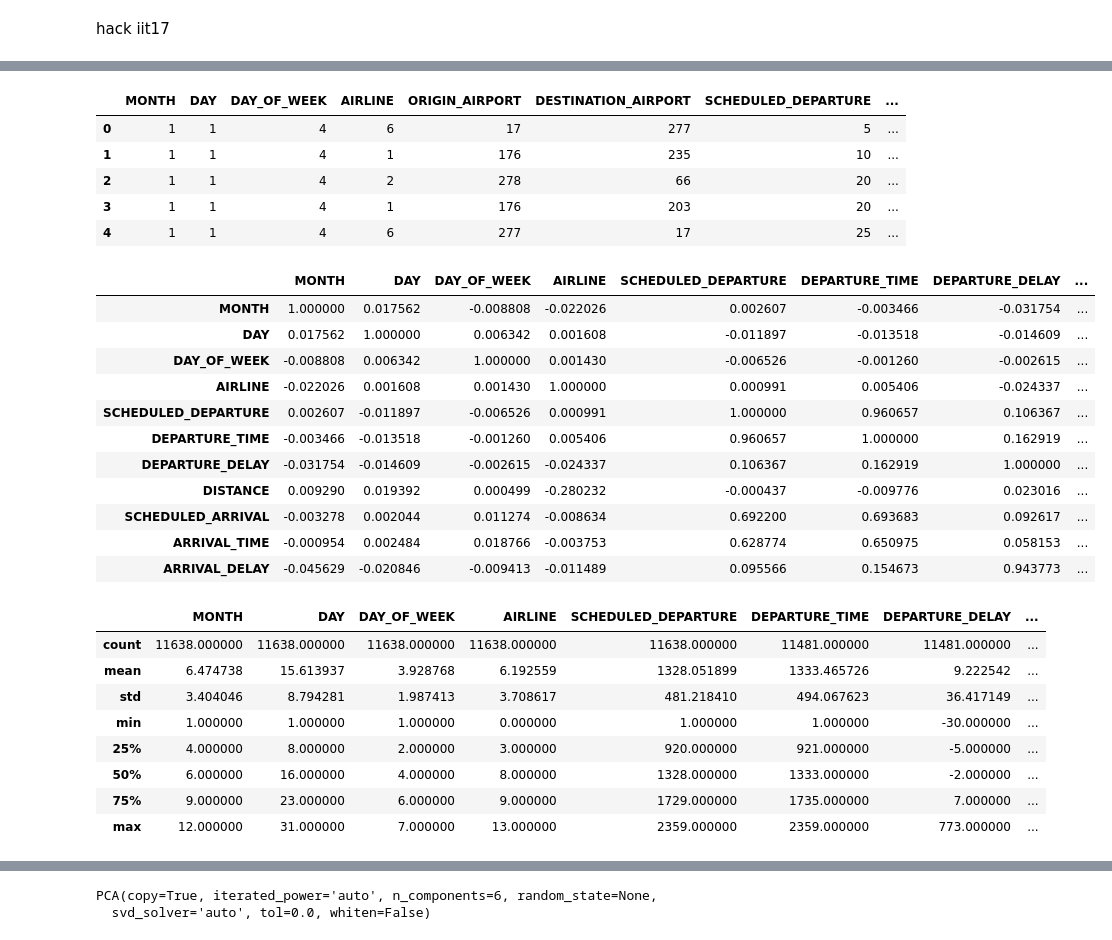
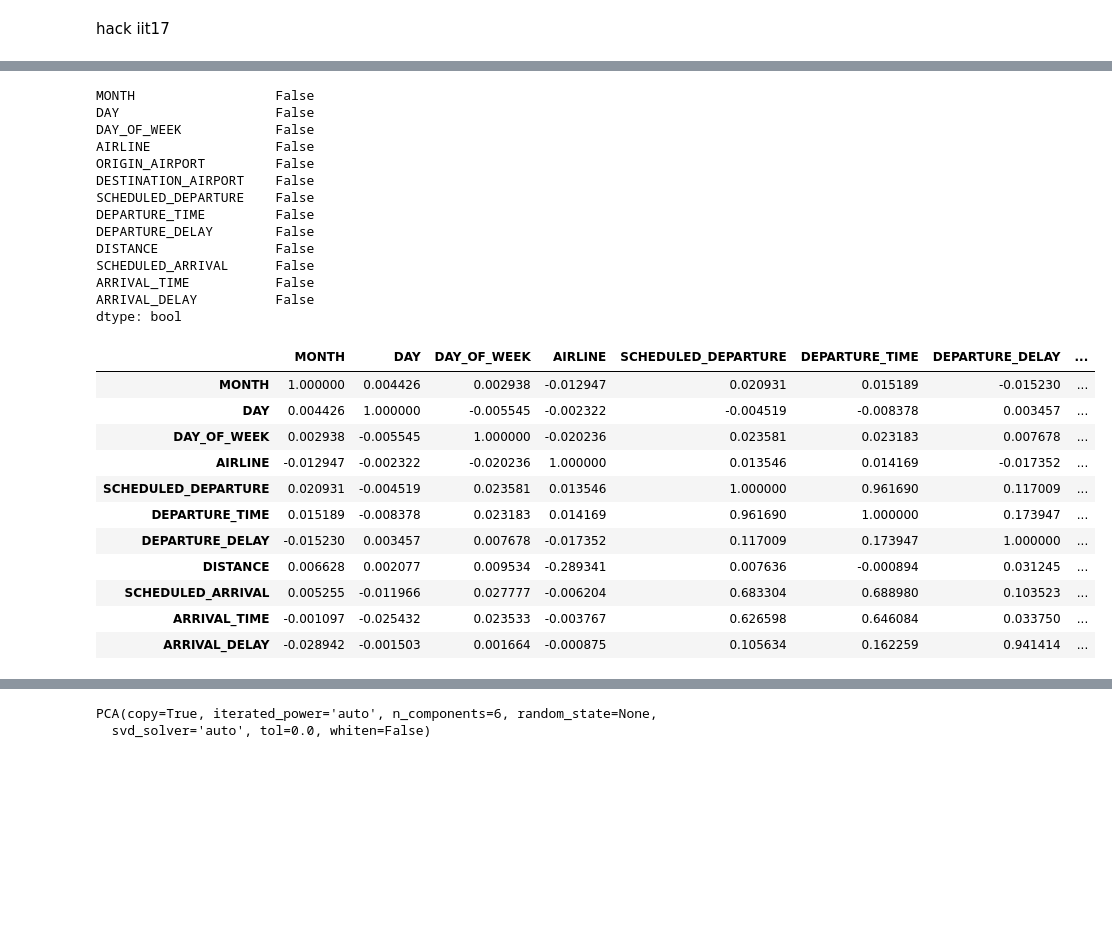
Before and after one commit to GSephriothTeam/ScarletHack, a Jupyter notebook: 17111112.ipynb, the cells around one changed output, grey strips where cells are left out. Cells and saved outputs as stored; diff of their text form; code cells hidden in the pictures; blank space fills up the shorter version.

Commit message:
Target Found

```diff
--- a/17111112.ipynb
+++ b/17111112.ipynb
@@ -6,3 +6,12 @@ import pandas as pd
 # %%
 # read the date into dataframe
 df = pd.read_csv('flights.csv')
+df.head(5)
+
+# take a random sample
+sample = df.sample(frac=0.002)
+
+# get Departure_Delay and Arrival_Delay as target
+depatureDelay = sample["DEPARTURE_DELAY"]
+arrivalDelay = sample["ARRIVAL_DELAY"]
+sample
@@ -19,3 +37,4 @@ df.head(5)
 # %%
 # drop the columns that not related
-df_n=df.drop(df.columns[[0,5,6,12,13,14,15,16,18,19,23,24,25,26,27,28,29,30]], axis=1, inplace=False)
+sample_n=sample.drop(sample.columns[[0,5,6,11,12,13,14,15,16,18,19,22,23,24,25,26,27,28,29,30]], axis=1, inplace=False)
+sample_n.head(5)
@@ -32,12 +58,21 @@ airportcode=pd.Series([x for x in range(len(df_ap))])
 airlmap=airportcode.map(df_ap['IATA_CODE'])
 y = {v: k for k, v in airlmap.items()}
 # %%
-df_nr=df_n.replace({'AIRLINE': x,'ORIGIN_AIRPORT': y,'DESTINATION_AIRPORT': y})
-df_nr.head(5)
+sample_nr=sample_n.replace({'AIRLINE': x,'ORIGIN_AIRPORT': y,'DESTINATION_AIRPORT': y})
+sample_nr = sample_nr.dropna()
+sample_nr.isnull().any()
 # %% [output]
-|  | MONTH | DAY | DAY_OF_WEEK | AIRLINE | ORIGIN_AIRPORT | DESTINATION_AIRPORT | SCHEDULED_DEPARTURE | ... |
-| 0 | 1 | 1 | 4 | 6 | 17 | 277 | 5 | ... |
-| 1 | 1 | 1 | 4 | 1 | 176 | 235 | 10 | ... |
-| 2 | 1 | 1 | 4 | 2 | 278 | 66 | 20 | ... |
-| 3 | 1 | 1 | 4 | 1 | 176 | 203 | 20 | ... |
-| 4 | 1 | 1 | 4 | 6 | 277 | 17 | 25 | ... |
+MONTH                  False
+DAY                    False
+DAY_OF_WEEK            False
+AIRLINE                False
+ORIGIN_AIRPORT         False
+DESTINATION_AIRPORT    False
+SCHEDULED_DEPARTURE    False
+DEPARTURE_TIME         False
+DEPARTURE_DELAY        False
+DISTANCE               False
+SCHEDULED_ARRIVAL      False
+ARRIVAL_TIME           False
+ARRIVAL_DELAY          False
+dtype: bool
@@ -47,29 +79,17 @@ df_nr_0002 = df_nr.sample(frac=0.002)
 # %%
 #check the correlations among features
-corr = df_nr_0002.corr()
+corr = sample_nr.corr()
 corr
 # %% [output]
 |  | MONTH | DAY | DAY_OF_WEEK | AIRLINE | SCHEDULED_DEPARTURE | DEPARTURE_TIME | DEPARTURE_DELAY | ... |
-| MONTH | 1.000000 | 0.017562 | -0.008808 | -0.022026 | 0.002607 | -0.003466 | -0.031754 | ... |
-| DAY | 0.017562 | 1.000000 | 0.006342 | 0.001608 | -0.011897 | -0.013518 | -0.014609 | ... |
-| DAY_OF_WEEK | -0.008808 | 0.006342 | 1.000000 | 0.001430 | -0.006526 | -0.001260 | -0.002615 | ... |
-| AIRLINE | -0.022026 | 0.001608 | 0.001430 | 1.000000 | 0.000991 | 0.005406 | -0.024337 | ... |
-| SCHEDULED_DEPARTURE | 0.002607 | -0.011897 | -0.006526 | 0.000991 | 1.000000 | 0.960657 | 0.106367 | ... |
-| DEPARTURE_TIME | -0.003466 | -0.013518 | -0.001260 | 0.005406 | 0.960657 | 1.000000 | 0.162919 | ... |
-| DEPARTURE_DELAY | -0.031754 | -0.014609 | -0.002615 | -0.024337 | 0.106367 | 0.162919 | 1.000000 | ... |
-| DISTANCE | 0.009290 | 0.019392 | 0.000499 | -0.280232 | -0.000437 | -0.009776 | 0.023016 | ... |
-| SCHEDULED_ARRIVAL | -0.003278 | 0.002044 | 0.011274 | -0.008634 | 0.692200 | 0.693683 | 0.092617 | ... |
-| ARRIVAL_TIME | -0.000954 | 0.002484 | 0.018766 | -0.003753 | 0.628774 | 0.650975 | 0.058153 | ... |
-| ARRIVAL_DELAY | -0.045629 | -0.020846 | -0.009413 | -0.011489 | 0.095566 | 0.154673 | 0.943773 | ... |
+| MONTH | 1.000000 | 0.004426 | 0.002938 | -0.012947 | 0.020931 | 0.015189 | -0.015230 | ... |
+| DAY | 0.004426 | 1.000000 | -0.005545 | -0.002322 | -0.004519 | -0.008378 | 0.003457 | ... |
+| DAY_OF_WEEK | 0.002938 | -0.005545 | 1.000000 | -0.020236 | 0.023581 | 0.023183 | 0.007678 | ... |
+| AIRLINE | -0.012947 | -0.002322 | -0.020236 | 1.000000 | 0.013546 | 0.014169 | -0.017352 | ... |
+| SCHEDULED_DEPARTURE | 0.020931 | -0.004519 | 0.023581 | 0.013546 | 1.000000 | 0.961690 | 0.117009 | ... |
+| DEPARTURE_TIME | 0.015189 | -0.008378 | 0.023183 | 0.014169 | 0.961690 | 1.000000 | 0.173947 | ... |
+| DEPARTURE_DELAY | -0.015230 | 0.003457 | 0.007678 | -0.017352 | 0.117009 | 0.173947 | 1.000000 | ... |
+| DISTANCE | 0.006628 | 0.002077 | 0.009534 | -0.289341 | 0.007636 | -0.000894 | 0.031245 | ... |
+| SCHEDULED_ARRIVAL | 0.005255 | -0.011966 | 0.027777 | -0.006204 | 0.683304 | 0.688980 | 0.103523 | ... |
+| ARRIVAL_TIME | -0.001097 | -0.025432 | 0.023533 | -0.003767 | 0.626598 | 0.646084 | 0.033750 | ... |
+| ARRIVAL_DELAY | -0.028942 | -0.001503 | 0.001664 | -0.000875 | 0.105634 | 0.162259 | 0.941414 | ... |
-# %%
-df_nr_0002.describe()
-# %% [output]
-|  | MONTH | DAY | DAY_OF_WEEK | AIRLINE | SCHEDULED_DEPARTURE | DEPARTURE_TIME | DEPARTURE_DELAY | ... |
-| count | 11638.000000 | 11638.000000 | 11638.000000 | 11638.000000 | 11638.000000 | 11481.000000 | 11481.000000 | ... |
-| mean | 6.474738 | 15.613937 | 3.928768 | 6.192559 | 1328.051899 | 1333.465726 | 9.222542 | ... |
-| std | 3.404046 | 8.794281 | 1.987413 | 3.708617 | 481.218410 | 494.067623 | 36.417149 | ... |
-| min | 1.000000 | 1.000000 | 1.000000 | 0.000000 | 1.000000 | 1.000000 | -30.000000 | ... |
-| 25% | 4.000000 | 8.000000 | 2.000000 | 3.000000 | 920.000000 | 921.000000 | -5.000000 | ... |
-| 50% | 6.000000 | 16.000000 | 4.000000 | 8.000000 | 1328.000000 | 1333.000000 | -2.000000 | ... |
-| 75% | 9.000000 | 23.000000 | 6.000000 | 9.000000 | 1729.000000 | 1735.000000 | 7.000000 | ... |
-| max | 12.000000 | 31.000000 | 7.000000 | 13.000000 | 2359.000000 | 2359.000000 | 773.000000 | ... |
```
Also changed, not shown: parts of 9 cells of this notebook.
